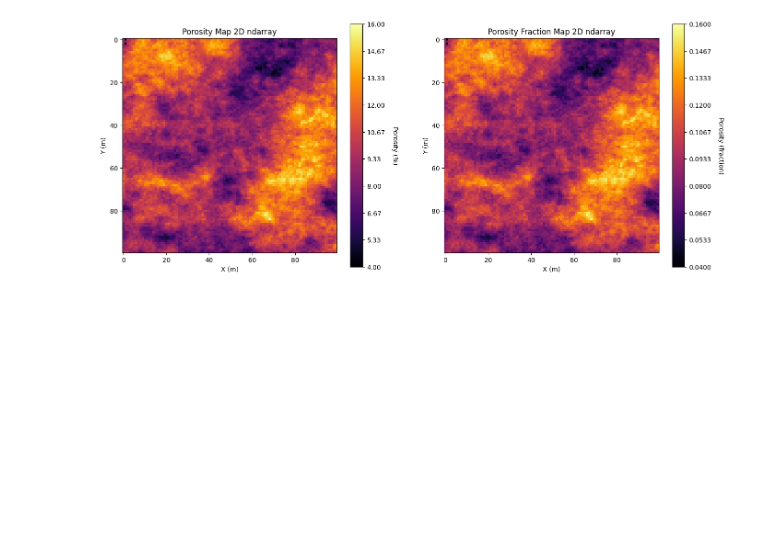
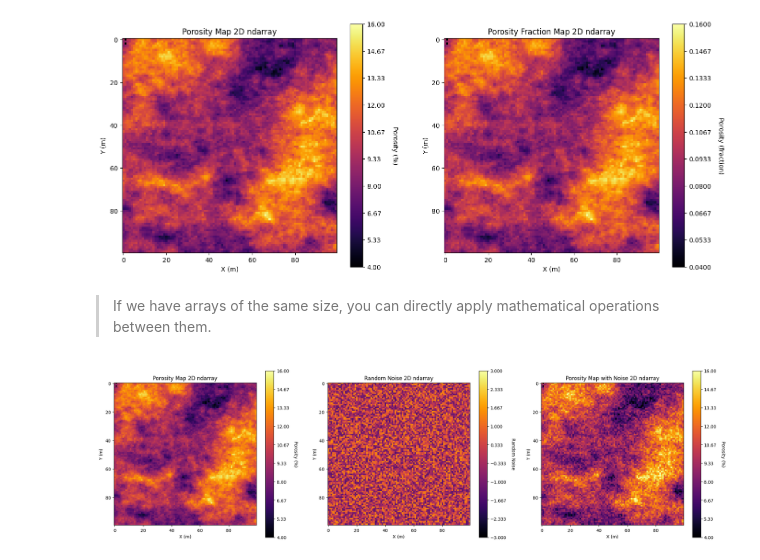
Before and after one commit to aaditya29/Quantitative-Finance-With-Python, a Jupyter notebook: 05-Data Science Basics/02-Gridded Data/GriddedData.ipynb, the cells around one changed output. Saved outputs shown, nothing was run; the diff lists cells and outputs as text; code cells hidden in the pictures; blank space fills up the shorter version.

Commit message:
noise plot added

```diff
--- a/05-Data Science Basics/02-Gridded Data/GriddedData.ipynb
+++ b/05-Data Science Basics/02-Gridded Data/GriddedData.ipynb
@@ -386,3 +385,49 @@ plt.subplots_adjust(left=0.0, bottom=0.0, right=2.0, top=1.1, wspace=0.2, hspace
 plt.show()
 # %% [output]
 [figure]
+# %% [markdown]
+> If we have arrays of the same size, you can directly apply mathematical operations between them.
+# %%
+random_map = (np.random.rand(100, 100)-0.5)*3.0  # make a random map
+# add the porosity and random maps
+porosity_with_noise = porosity_map + random_map
+
+# plot the original porosity map
+plt.subplot(131)
+im = plt.imshow(porosity_map, vmin=vmin, vmax=vmax,
+                cmap=cmap)  # plot the 2D array
+plt.xlabel('X (m)')
+plt.ylabel('Y (m)')
+plt.title('Porosity Map 2D ndarray')  # label the axes
+cbar = plt.colorbar(im, orientation="vertical", ticks=np.linspace(
+    vmin, vmax, 10))  # make a color bar
+cbar.set_label('Porosity (%)', rotation=270,
+               labelpad=20)  # label the color bar
+
+plt.subplot(132)                                # plot the noise
+im = plt.imshow(random_map, vmin=-3, vmax=3, cmap=cmap)  # plot the 2D array
+plt.xlabel('X (m)')
+plt.ylabel('Y (m)')
+plt.title('Random Noise 2D ndarray')  # label the axes
+cbar = plt.colorbar(im, orientation="vertical",
+                    ticks=np.linspace(-3, 3, 10))  # make a color bar
+cbar.set_label('Random Noise', rotation=270,
+               labelpad=20)  # label the color bar
+
+# plot the addition of porosity with noise
+plt.subplot(133)
+im = plt.imshow(porosity_with_noise, vmin=vmin,
+                vmax=vmax, cmap=cmap)  # plot the 2D array
+plt.xlabel('X (m)')
+plt.ylabel('Y (m)')
+plt.title('Porosity Map with Noise 2D ndarray')  # label the axes
+cbar = plt.colorbar(im, orientation="vertical", ticks=np.linspace(
+    vmin, vmax, 10))  # make a color bar
+cbar.set_label('Porosity (%)', rotation=270,
+               labelpad=20)  # label the color bar
+
+plt.subplots_adjust(left=0.0, bottom=0.0, right=3.0,
+                    top=1.1, wspace=0.2, hspace=0.2)
+plt.show()  # set the plot scale and close
+# %% [output]
+[figure, added]
```
Also changed, not shown: parts of 1 cell of this notebook.
